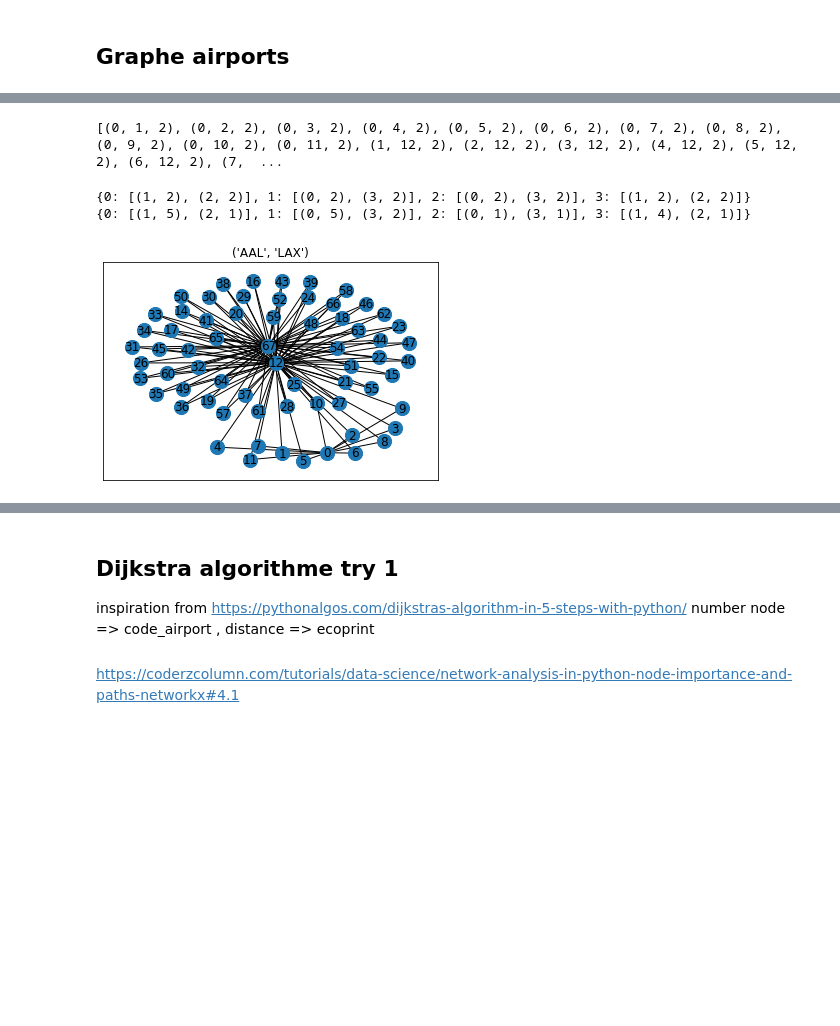
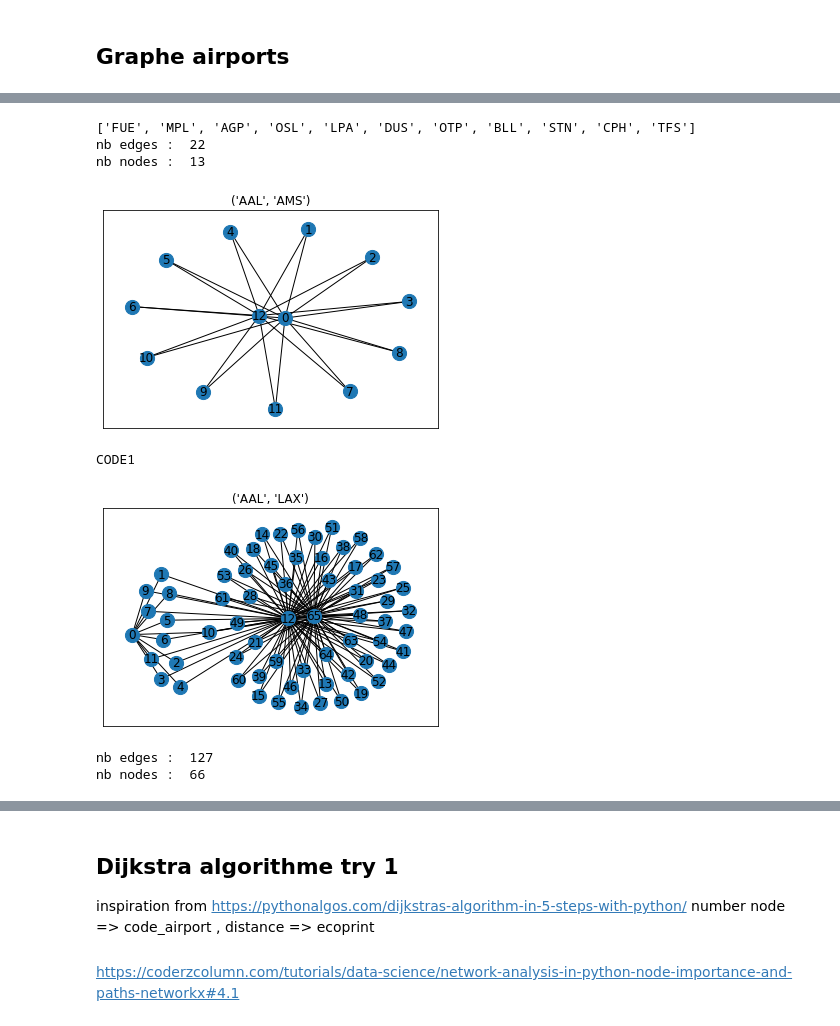
Before and after one commit to annevogel13/lifradaravion, a Jupyter notebook: NotebooksAnne/correspondance(1).ipynb, the cells around one changed output, grey strips where cells are left out. Drawn from its saved outputs; the diff is of its cells as text; code cells hidden in the pictures; blank space fills up the shorter version.

Commit message:
resolu le bug de double node

```diff
--- a/NotebooksAnne/correspondance(1).ipynb
+++ b/NotebooksAnne/correspondance(1).ipynb
@@ -134,13 +109,21 @@ plt.show()
 def creation_edges(listConnections, graphe, listReference, code1, code2, returnListEdges):
     # dans le listReference les airport recois un index qui corresponds au identifiant de graphe
 
-    listReference.append(code1); #  airport de depart
+    # pour gerer les correspondances
+    if listReference.count(code1) == 0:
+        listReference.append(code1); #  airport de depart
+    else: print( "CODE1")
+
     index1 = listReference.index(code1);
 
     for i in listConnections :
-        listReference.append(i)
+        if listReference.count(i) == 0 :
+            listReference.append(i)
 
-    listReference.append(code2); # fin list => airport de  arrivee
+    if listReference.count(code2) == 0:
+        listReference.append(code2); # fin list => airport de  arrivee
+    else: print("CODE2")
+
     index2 = listReference.index(code2)
 
     listEdges = []
@@ -148,11 +131,12 @@ def creation_edges(listConnections, graphe, listReference, code1, code2, returnL
         weight = 2 # TODO doit etre remplacee par CO2
 
         indextmp = listReference.index(i)
-        listEdges.append((index1, indextmp , weight))
-        listEdges.append((indextmp,index2, weight))
+        listEdges.append((index1,indextmp ,weight))
+        listEdges.append((indextmp,index2 ,weight))
 
     graphe.add_weighted_edges_from(listEdges)
     returnListEdges.extend(listEdges)
+
     return listReference
 # %%
 def dessiner_graphe(nom_graphe, code1, code2):
@@ -216,7 +238,3 @@ edges coordinaat :
 # %%
-# sort list of tuples
-
+# sort list of tuples by first element of tuple
 rList.sort(key= lambda a : a[0])
-print(rList)
-# %% [output]
-[(0, 1, 2), (0, 2, 2), (0, 3, 2), (0, 4, 2), (0, 5, 2), (0, 6, 2), (0, 7, 2), (0, 8, 2), (0, 9, 2), (0, 10, 2), (0, 11, 2), (1, 12, 2), (2, 12, 2), (3, 12, 2), (4, 12, 2), (5, 12, 2), (6, 12, 2), (7,  ...
@@ -244,23 +241,29 @@ def conversion(listOfEdgesWeighted, graphe):
-# %%
-
-zie1 = conversion(rList, graphe_test2)
-zie2 = conversion(zz, graphe_test)
-print(zie2)
-
-print(graph_test_nb)
-# %% [output]
-{0: [(1, 2), (2, 2)], 1: [(0, 2), (3, 2)], 2: [(0, 2), (3, 2)], 3: [(1, 2), (2, 2)]}
-{0: [(1, 5), (2, 1)], 1: [(0, 5), (3, 2)], 2: [(0, 1), (3, 1)], 3: [(1, 4), (2, 1)]}
 # %%
 # test 3
 graphe_test3 = nx.Graph()
+zie3 = [] # vais stoquer le list avec les tuples des edges
+list_test3 = []
+creation_edges(correspondance_1airport_int('AAL', 'AMS'), graphe_test3, list_test3, 'AAL', 'AMS', zie3)
+print(correspondance_1airport_int('AAL', 'AMS'))
 
-list_test3 = creation_edges(correspondance_1airport_int('AAL', 'AMS'), graphe_test3, [], 'AAL', 'AMS')
+print("nb edges : ", graphe_test3.number_of_edges())
+print("nb nodes : ", graphe_test3.number_of_nodes())
+
+dessiner_graphe(graphe_test3,'AAL', 'AMS')
 # si on reutilise le list_test3 on peu aggrandir notre carte, et du coup ajoute des correspondances
-list_resultat = creation_edges(correspondance_1airport_int('AMS', 'LAX'), graphe_test3, list_test3, 'AMS', 'LAX')
+creation_edges(correspondance_1airport_int('AMS', 'LAX'), graphe_test3, list_test3, 'AMS', 'LAX', zie3)
+dessiner_graphe(graphe_test3,'AAL', 'LAX')
 
-dessiner_graphe(graphe_test3,'AAL', 'LAX')
-# on peut recupere le nom d'une airport intermediare par appele
-#list_resultat[2]
+print("nb edges : ", graphe_test3.number_of_edges())
+print("nb nodes : ", graphe_test3.number_of_nodes())
+
+# on peut recupere le nom d'une airport intermediare par appele pour utilise list_test3[nb_node]
 # %% [output]
+['FUE', 'MPL', 'AGP', 'OSL', 'LPA', 'DUS', 'OTP', 'BLL', 'STN', 'CPH', 'TFS']
+nb edges :  22
+nb nodes :  13
-[figure, old version]
+[figure, new version]
+CODE1
+[figure, added]
+nb edges :  127
+nb nodes :  66
```
Also changed, not shown: parts of 14 cells of this notebook.
